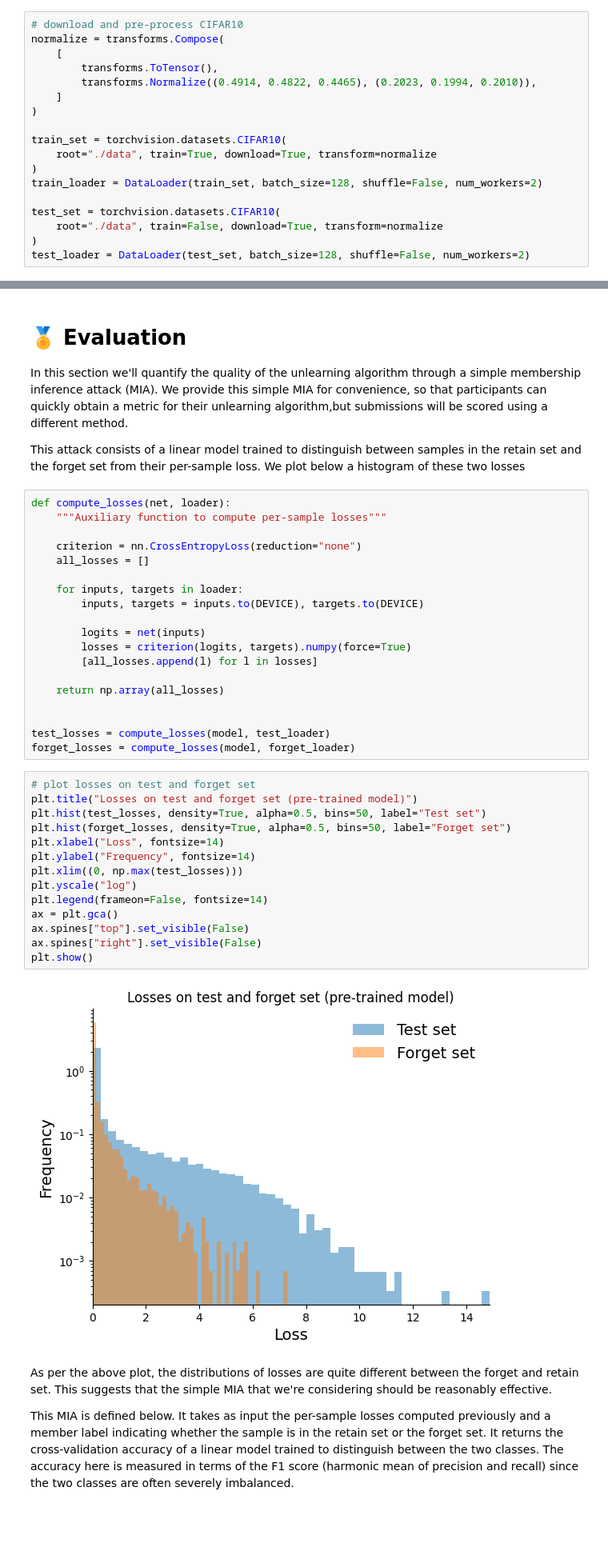
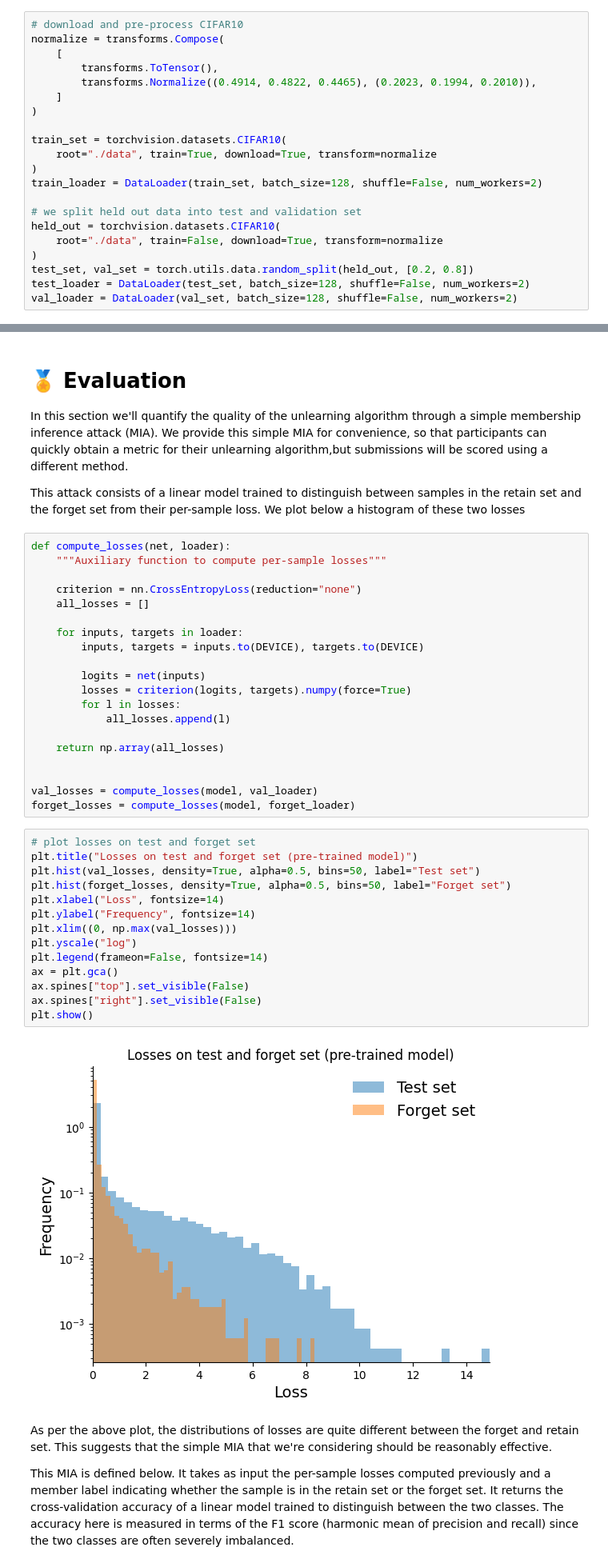
Before and after one commit to unlearning-challenge/starting-kit, a Jupyter notebook: unlearning-CIFAR10.ipynb, the cells around one changed output, grey strips where cells are left out. Shown at 80% size. Cells and saved outputs as stored; diff of their text form; blank space fills up the shorter version.

```diff
--- a/unlearning-CIFAR10.ipynb
+++ b/unlearning-CIFAR10.ipynb
@@ -57,10 +57,13 @@ train_set = torchvision.datasets.CIFAR10(
 )
 train_loader = DataLoader(train_set, batch_size=128, shuffle=False, num_workers=2)
 
-test_set = torchvision.datasets.CIFAR10(
+# we split held out data into test and validation set
+held_out = torchvision.datasets.CIFAR10(
     root="./data", train=False, download=True, transform=normalize
 )
+test_set, val_set = torch.utils.data.random_split(held_out, [0.2, 0.8])
 test_loader = DataLoader(test_set, batch_size=128, shuffle=False, num_workers=2)
+val_loader = DataLoader(val_set, batch_size=128, shuffle=False, num_workers=2)
 # %% [output]
 Files already downloaded and verified
 Files already downloaded and verified
@@ -204,29 +208,30 @@ def compute_losses(net, loader):
 
         logits = net(inputs)
         losses = criterion(logits, targets).numpy(force=True)
-        [all_losses.append(l) for l in losses]
+        for l in losses:
+            all_losses.append(l)
 
     return np.array(all_losses)
 
 
-test_losses = compute_losses(model, test_loader)
+val_losses = compute_losses(model, val_loader)
 forget_losses = compute_losses(model, forget_loader)
 # %%
 # plot losses on test and forget set
 plt.title("Losses on test and forget set (pre-trained model)")
-plt.hist(test_losses, density=True, alpha=0.5, bins=50, label="Test set")
+plt.hist(val_losses, density=True, alpha=0.5, bins=50, label="Test set")
 plt.hist(forget_losses, density=True, alpha=0.5, bins=50, label="Forget set")
 plt.xlabel("Loss", fontsize=14)
 plt.ylabel("Frequency", fontsize=14)
-plt.xlim((0, np.max(test_losses)))
+plt.xlim((0, np.max(val_losses)))
 plt.yscale("log")
 plt.legend(frameon=False, fontsize=14)
 ax = plt.gca()
 ax.spines["top"].set_visible(False)
 ax.spines["right"].set_visible(False)
 plt.show()
 # %% [output]
-[figure, old version]
+[figure, new version]
 # %% [markdown]
 As per the above plot, the distributions of losses are quite different between the forget and retain set. This suggests that the simple MIA that we're considering should be reasonably effective.
 
```
Also changed, not shown: parts of 6 cells of this notebook.
